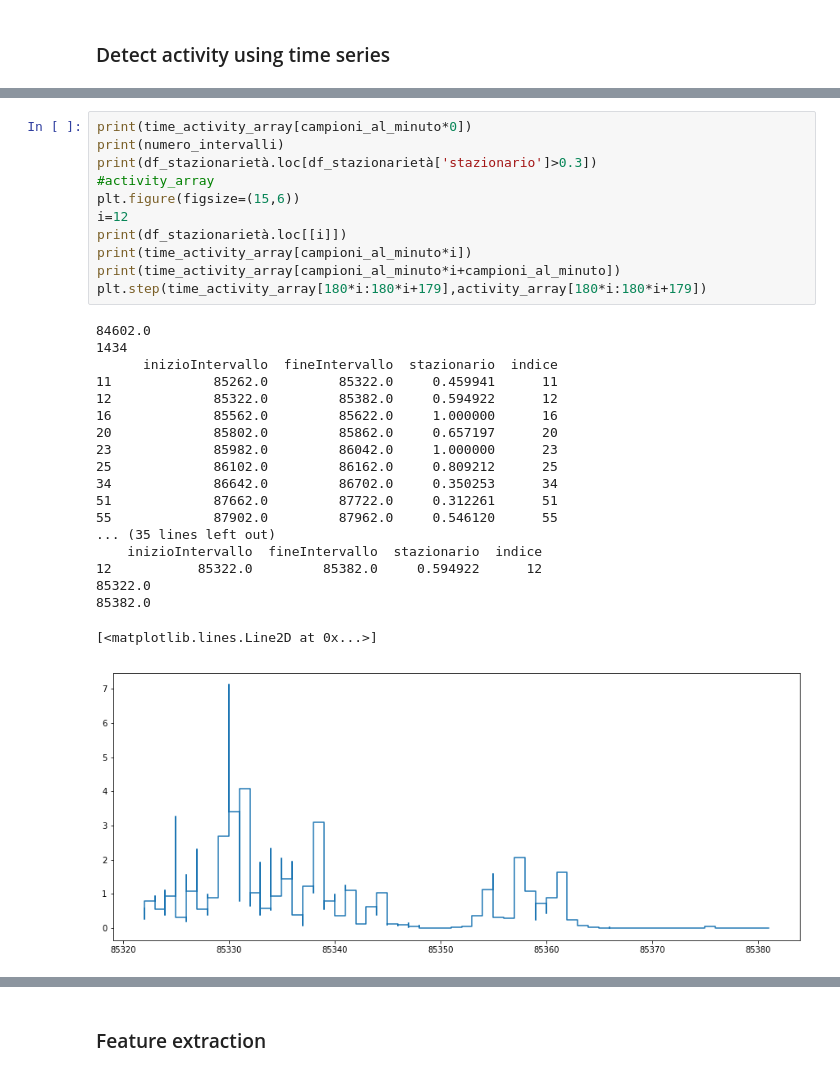
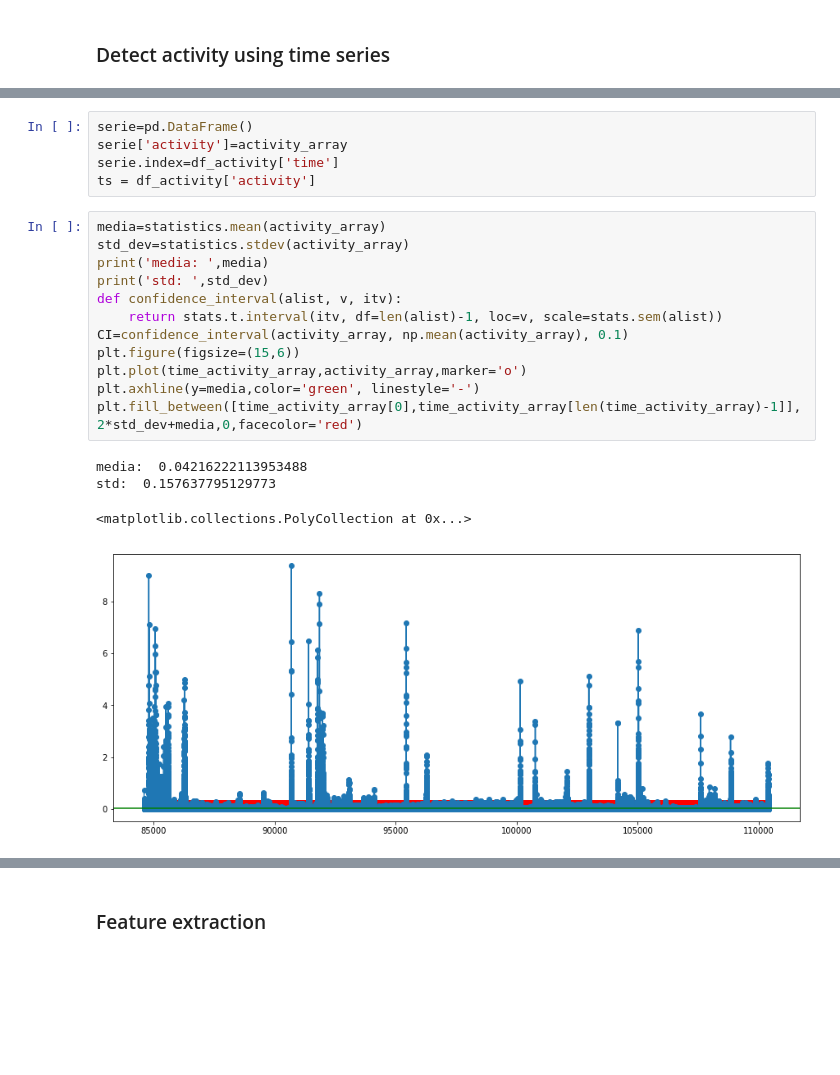
Before and after one commit to saralocatelli94/TesiMagistrale, a Jupyter notebook: desaturation.ipynb, the cells around one changed output, grey strips where cells are left out. Saved outputs shown, nothing was run; the diff lists cells and outputs as text; blank space fills up the shorter version.

```diff
--- a/desaturation.ipynb
+++ b/desaturation.ipynb
@@ -110,31 +83,22 @@ df_stazionarietà['indice']=indice
-# %%
-print(time_activity_array[campioni_al_minuto*0])
-print(numero_intervalli)
-print(df_stazionarietà.loc[df_stazionarietà['stazionario']>0.3])
-#activity_array
-plt.figure(figsize=(15,6))
-i=12
-print(df_stazionarietà.loc[[i]])
-print(time_activity_array[campioni_al_minuto*i])
-print(time_activity_array[campioni_al_minuto*i+campioni_al_minuto])
-plt.step(time_activity_array[180*i:180*i+179],activity_array[180*i:180*i+179])
-# %% [output]
-84602.0
-1434
-      inizioIntervallo  fineIntervallo  stazionario  indice
-11             85262.0         85322.0     0.459941      11
-12             85322.0         85382.0     0.594922      12
-16             85562.0         85622.0     1.000000      16
-20             85802.0         85862.0     0.657197      20
-23             85982.0         86042.0     1.000000      23
-25             86102.0         86162.0     0.809212      25
-34             86642.0         86702.0     0.350253      34
-51             87662.0         87722.0     0.312261      51
-55             87902.0         87962.0     0.546120      55
-... (35 lines left out)
-    inizioIntervallo  fineIntervallo  stazionario  indice
-12           85322.0         85382.0     0.594922      12
-85322.0
-85382.0
-[<matplotlib.lines.Line2D at 0x...>]
-[figure, removed]
+# %%
+serie=pd.DataFrame()
+serie['activity']=activity_array
+serie.index=df_activity['time']
+ts = df_activity['activity']
+# %%
+media=statistics.mean(activity_array)
+std_dev=statistics.stdev(activity_array)
+print('media: ',media)
+print('std: ',std_dev)
+def confidence_interval(alist, v, itv):
+    return stats.t.interval(itv, df=len(alist)-1, loc=v, scale=stats.sem(alist))
+CI=confidence_interval(activity_array, np.mean(activity_array), 0.1)
+plt.figure(figsize=(15,6))
+plt.plot(time_activity_array,activity_array,marker='o')
+plt.axhline(y=media,color='green', linestyle='-')
+plt.fill_between([time_activity_array[0],time_activity_array[len(time_activity_array)-1]],2*std_dev+media,0,facecolor='red')
+# %% [output]
+media:  0.04216222113953488
+std:  0.157637795129773
+<matplotlib.collections.PolyCollection at 0x...>
+[figure, added]
```
Also changed, not shown: parts of 12 cells of this notebook, 1 other file.
